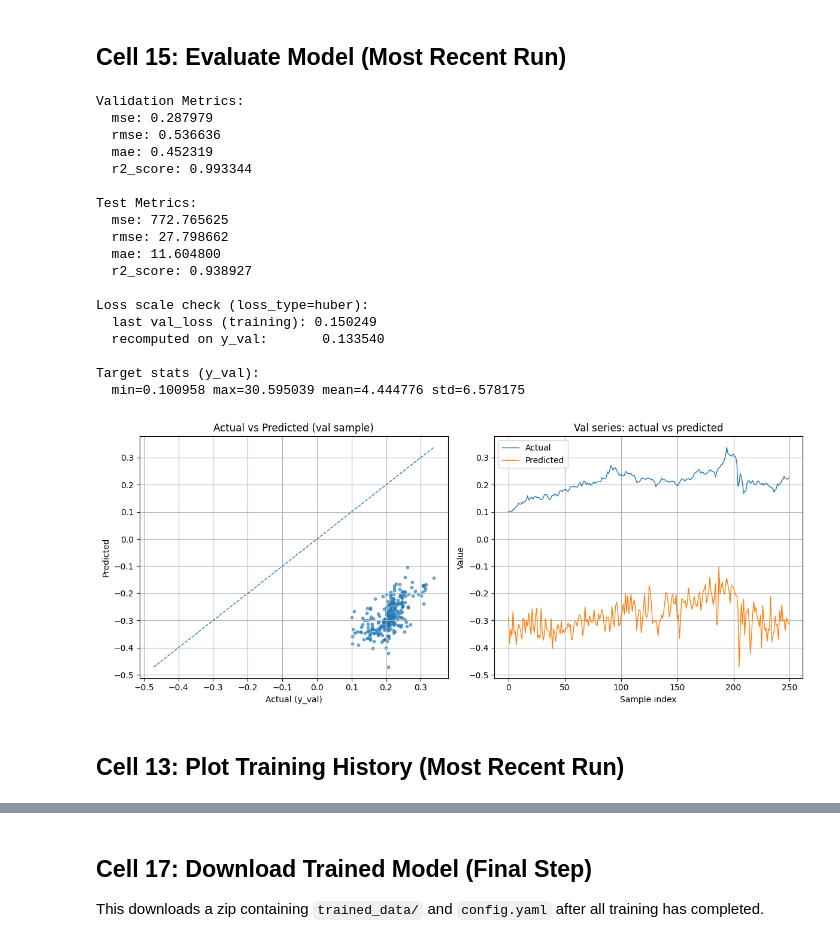
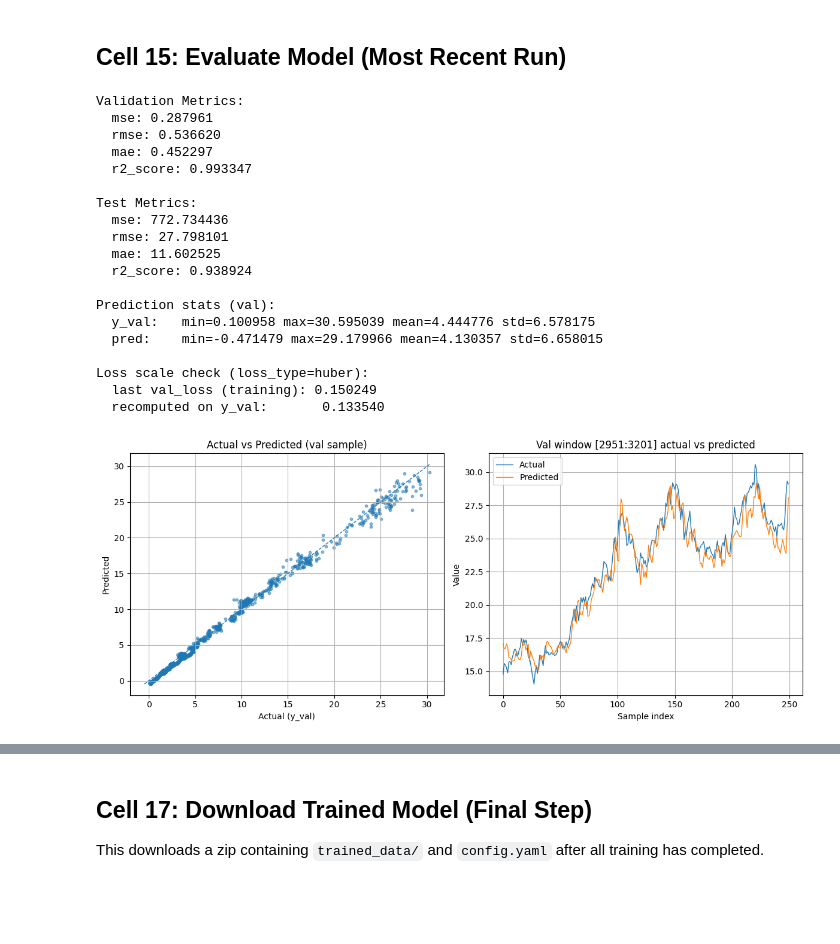
Before and after one commit to Raynergy-svg/ml_engine, a Jupyter notebook: colab_train.ipynb, the cells around one changed output, grey strips where cells are left out. Saved outputs shown, nothing was run; the diff lists cells and outputs as text; code cells hidden in the pictures; blank space fills up the shorter version.

```diff
--- a/colab_train.ipynb
+++ b/colab_train.ipynb
@@ -335,6 +342,10 @@ train_val_losses = result.get("val_losses", [])
 pred_val_1d = _as_1d(engine.predict(X_val))
 y_val_1d = _as_1d(y_val)
 
+print("\nPrediction stats (val):")
+print(f"  y_val:   min={float(np.min(y_val_1d)):.6f} max={float(np.max(y_val_1d)):.6f} mean={float(np.mean(y_val_1d)):.6f} std={float(np.std(y_val_1d)):.6f}")
+print(f"  pred:    min={float(np.min(pred_val_1d)):.6f} max={float(np.max(pred_val_1d)):.6f} mean={float(np.mean(pred_val_1d)):.6f} std={float(np.std(pred_val_1d)):.6f}")
+
 # Recompute the configured loss on the full validation set (sanity check for scale)
 err = pred_val_1d - y_val_1d
 abs_err = np.abs(err)
@@ -354,54 +365,63 @@ if train_val_losses and recomputed_loss is not None:
     print(f"  last val_loss (training): {train_val_losses[-1]:.6f}")
     print(f"  recomputed on y_val:       {recomputed_loss:.6f}")
 
-print("\nTarget stats (y_val):")
-print(f"  min={float(np.min(y_val_1d)):.6f} max={float(np.max(y_val_1d)):.6f} mean={float(np.mean(y_val_1d)):.6f} std={float(np.std(y_val_1d)):.6f}")
+# Visual sanity checks (these should change when the model improves)
+# 1) Scatter uses a random sample across the *full* val set
+seed = int(config.get("random_seed", 42))
+rng = np.random.default_rng(seed)
+m = min(2000, len(y_val_1d))
+sample_idx = rng.choice(len(y_val_1d), size=m, replace=False)
+y_s = y_val_1d[sample_idx]
+p_s = pred_val_1d[sample_idx]
 
-# Visual sanity checks (these should change when the model improves)
+# 2) Series plot uses a window centered around the most "interesting" region (largest deviation from mean)
 n = min(250, len(y_val_1d))
-lo = min(np.min(y_val_1d[:n]), np.min(pred_val_1d[:n]))
-hi = max(np.max(y_val_1d[:n]), np.max(pred_val_1d[:n]))
+idx_peak = int(np.argmax(np.abs(y_val_1d - float(np.mean(y_val_1d)))))
+start = max(0, min(len(y_val_1d) - n, idx_peak - n // 2))
+end = start + n
+
+lo = float(min(np.min(y_s), np.min(p_s)))
+hi = float(max(np.max(y_s), np.max(p_s)))
 
 plt.figure(figsize=(12, 5))
 
 plt.subplot(1, 2, 1)
-plt.scatter(y_val_1d[:n], pred_val_1d[:n], s=10, alpha=0.6)
+plt.scatter(y_s, p_s, s=10, alpha=0.5)
 plt.plot([lo, hi], [lo, hi], linestyle='--', linewidth=1)
 plt.xlabel("Actual (y_val)")
 plt.ylabel("Predicted")
 plt.title("Actual vs Predicted (val sample)")
 plt.grid(True)
 
 plt.subplot(1, 2, 2)
-plt.plot(y_val_1d[:n], label="Actual", linewidth=1)
-plt.plot(pred_val_1d[:n], label="Predicted", linewidth=1)
+plt.plot(y_val_1d[start:end], label="Actual", linewidth=1)
+plt.plot(pred_val_1d[start:end], label="Predicted", linewidth=1)
 plt.xlabel("Sample index")
 plt.ylabel("Value")
-plt.title("Val series: actual vs predicted")
+plt.title(f"Val window [{start}:{end}] actual vs predicted")
 plt.legend()
 plt.grid(True)
 
 plt.tight_layout()
 plt.show()
 # %% [output]
 Validation Metrics:
-  mse: 0.287979
-  rmse: 0.536636
-  mae: 0.452319
-  r2_score: 0.993344
+  mse: 0.287961
+  rmse: 0.536620
+  mae: 0.452297
+  r2_score: 0.993347
 
 Test Metrics:
-  mse: 772.765625
-  rmse: 27.798662
-  mae: 11.604800
-  r2_score: 0.938927
+  mse: 772.734436
+  rmse: 27.798101
+  mae: 11.602525
+  r2_score: 0.938924
+
+Prediction stats (val):
+  y_val:   min=0.100958 max=30.595039 mean=4.444776 std=6.578175
+  pred:    min=-0.471479 max=29.179966 mean=4.130357 std=6.658015
 
 Loss scale check (loss_type=huber):
   last val_loss (training): 0.150249
   recomputed on y_val:       0.133540
-
-Target stats (y_val):
-  min=0.100958 max=30.595039 mean=4.444776 std=6.578175
-[figure, old version]
+[figure, new version]
-# %% [markdown]
-## Cell 13: Plot Training History (Most Recent Run)
```
Also changed, not shown: parts of 3 cells of this notebook.
